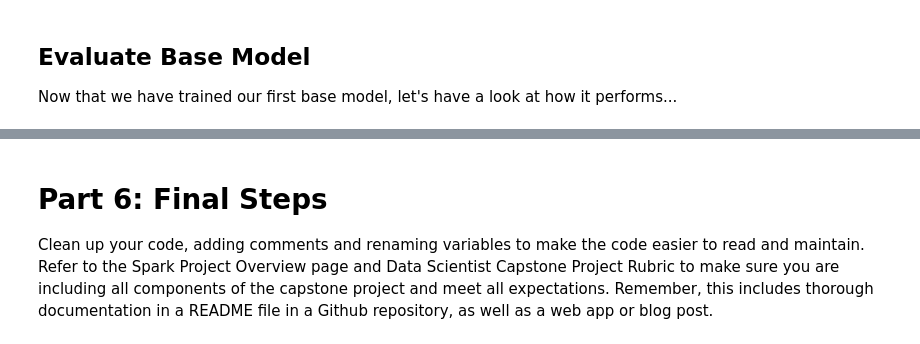
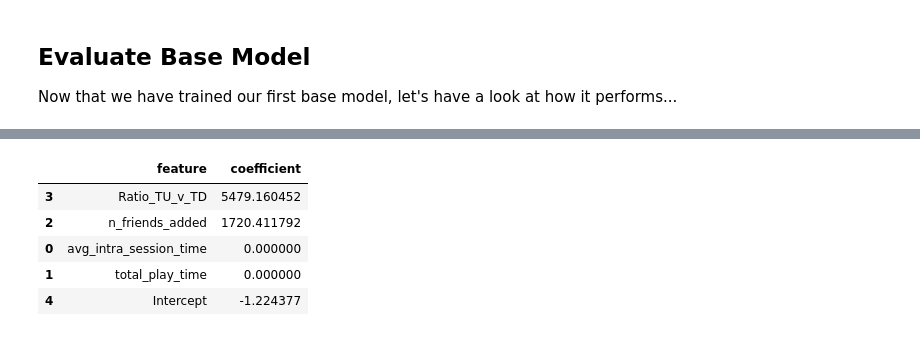
Before and after one commit to SThornewillvE/Udacity-DataScience-Nanodegree, a Jupyter notebook: 07_capstone_spark-ML_project/Sparkify.ipynb, the cells around one changed output, grey strips where cells are left out. Cells and saved outputs as stored; diff of their text form; code cells hidden in the pictures.

Commit message:
Complete attempt 1 at sparify project

```diff
--- a/07_capstone_spark-ML_project/Sparkify.ipynb
+++ b/07_capstone_spark-ML_project/Sparkify.ipynb
@@ -945,3 +956,16 @@ This means that to improve this model we can do three things:
-# %% [markdown]
-# Part 6: Final Steps
-Clean up your code, adding comments and renaming variables to make the code easier to read and maintain. Refer to the Spark Project Overview page and Data Scientist Capstone Project Rubric to make sure you are including all components of the capstone project and meet all expectations. Remember, this includes thorough documentation in a README file in a Github repository, as well as a web app or blog post.
+# %%
+# Print the coefficients and intercept for logistic regression
+
+df_lr_coeff = pd.DataFrame(dict(feature = df_features_raw.columns[1:-1]+["Intercept"],
+                                coefficient = [i for i in cvModel_lr.bestModel.coefficients]+\
+                                [i for i in [cvModel_lr.bestModel.intercept]]))
+
+# Pring DataFrame
+df_lr_coeff.sort_values("coefficient", ascending=False)
+# %% [output]
+|  | feature | coefficient |
+| 3 | Ratio_TU_v_TD | 5479.160452 |
+| 2 | n_friends_added | 1720.411792 |
+| 0 | avg_intra_session_time | 0.000000 |
+| 1 | total_play_time | 0.000000 |
+| 4 | Intercept | -1.224377 |
```
Also changed, not shown: parts of 47 cells of this notebook.
